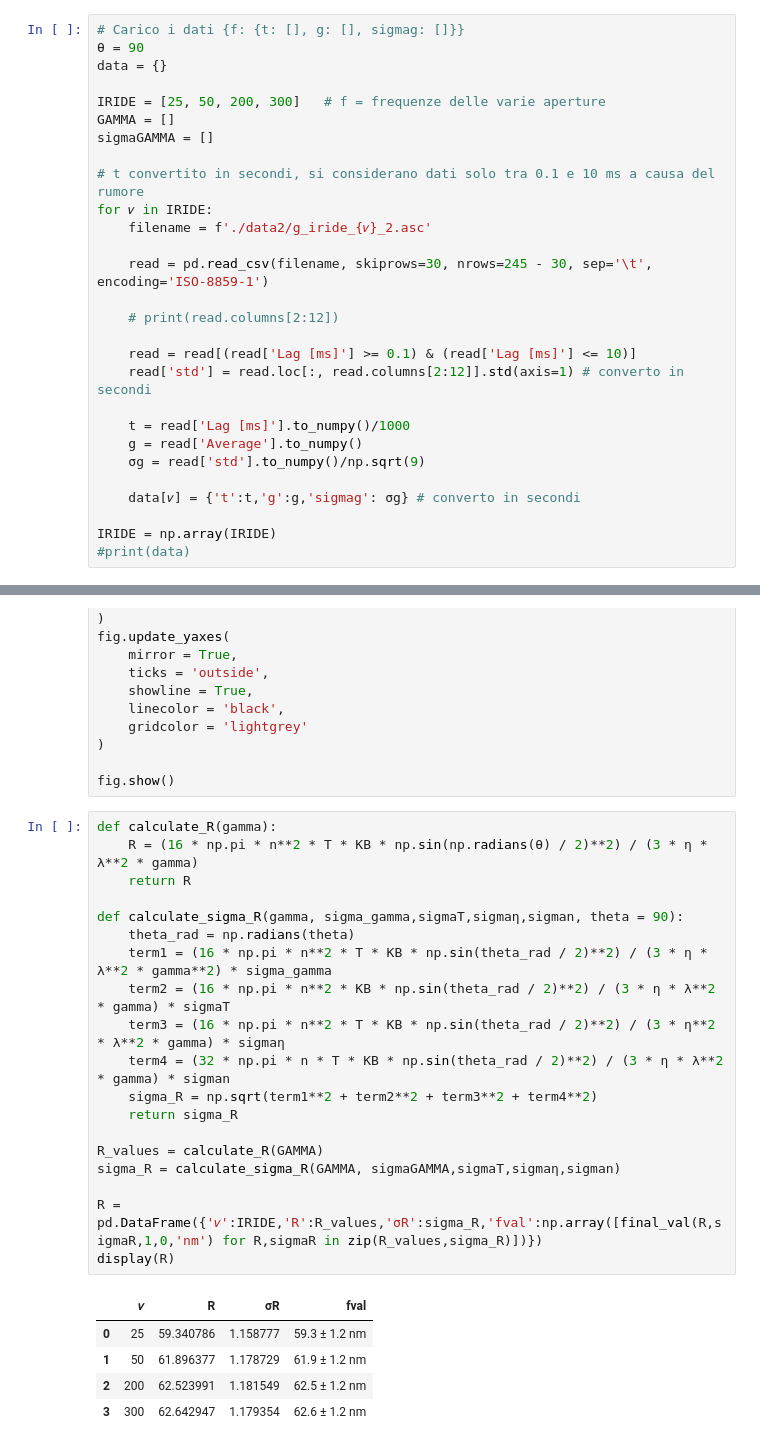
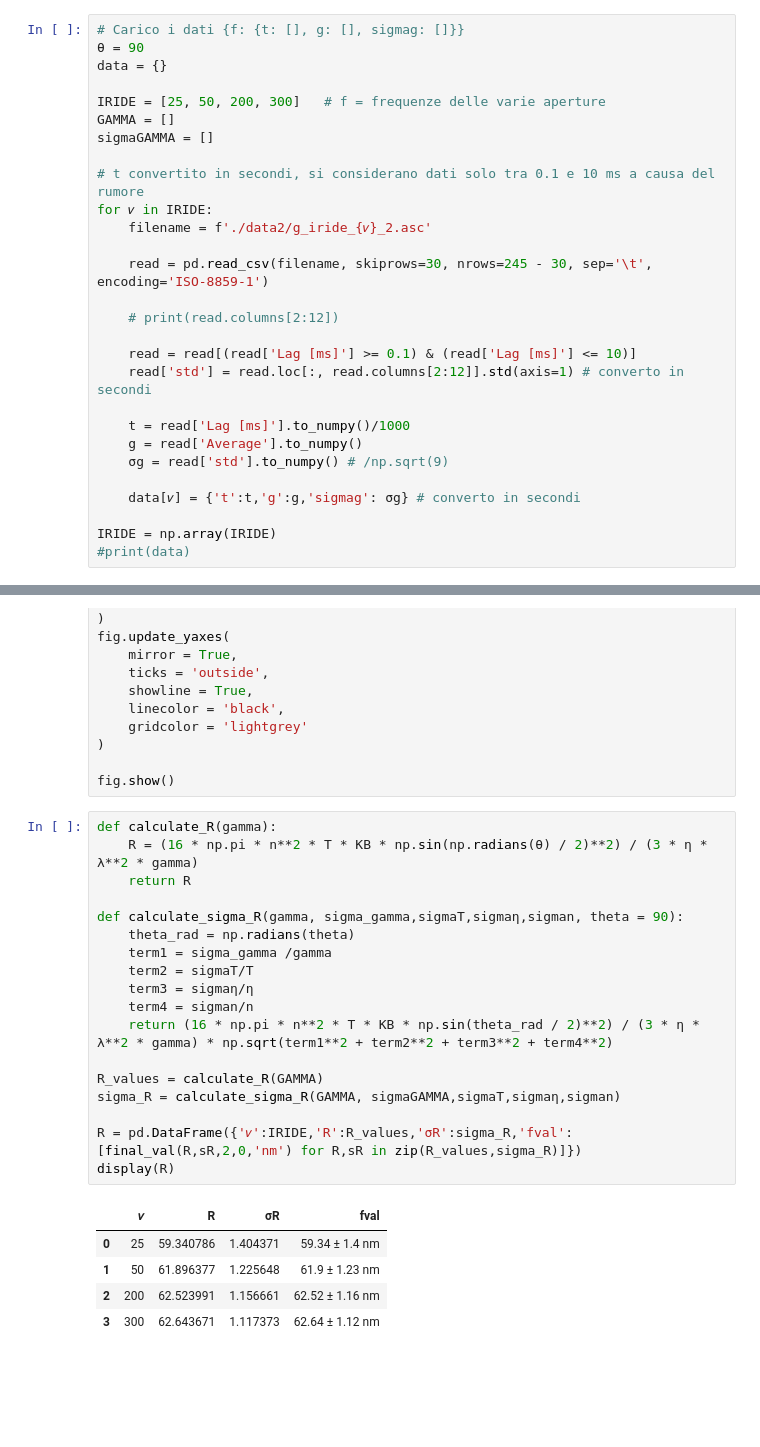
Before and after one commit to chiara22codini/LaboratorioBiofisica, a Jupyter notebook: SCATTERING/iride_2_TRUE.ipynb, the cells around one changed output, grey strips where cells are left out. Cells and saved outputs as stored; diff of their text form; blank space fills up the shorter version.

```diff
--- a/SCATTERING/iride_2_TRUE.ipynb
+++ b/SCATTERING/iride_2_TRUE.ipynb
@@ -53,7 +53,7 @@ for 𝜈 in IRIDE:
 
     t = read['Lag [ms]'].to_numpy()/1000
     g = read['Average'].to_numpy()
-    σg = read['std'].to_numpy()/np.sqrt(9)
+    σg = read['std'].to_numpy() # /np.sqrt(9)
 
     data[𝜈] = {'t':t,'g':g,'sigmag': σg} # converto in secondi
 
@@ -167,28 +167,27 @@ fig.show()
 # %%
 def calculate_R(gamma):
     R = (16 * np.pi * n**2 * T * KB * np.sin(np.radians(θ) / 2)**2) / (3 * η * λ**2 * gamma)
     return R
 
 def calculate_sigma_R(gamma, sigma_gamma,sigmaT,sigmaη,sigman, theta = 90):
     theta_rad = np.radians(theta)
-    term1 = (16 * np.pi * n**2 * T * KB * np.sin(theta_rad / 2)**2) / (3 * η * λ**2 * gamma**2) * sigma_gamma
-    term2 = (16 * np.pi * n**2 * KB * np.sin(theta_rad / 2)**2) / (3 * η * λ**2 * gamma) * sigmaT
-    term3 = (16 * np.pi * n**2 * T * KB * np.sin(theta_rad / 2)**2) / (3 * η**2 * λ**2 * gamma) * sigmaη
-    term4 = (32 * np.pi * n * T * KB * np.sin(theta_rad / 2)**2) / (3 * η * λ**2 * gamma) * sigman
-    sigma_R = np.sqrt(term1**2 + term2**2 + term3**2 + term4**2)
-    return sigma_R
+    term1 = sigma_gamma /gamma
+    term2 = sigmaT/T
+    term3 = sigmaη/η
+    term4 = sigman/n
+    return (16 * np.pi * n**2 * T * KB * np.sin(theta_rad / 2)**2) / (3 * η * λ**2 * gamma) * np.sqrt(term1**2 + term2**2 + term3**2 + term4**2)
 
 R_values = calculate_R(GAMMA)
 sigma_R = calculate_sigma_R(GAMMA, sigmaGAMMA,sigmaT,sigmaη,sigman)
 
-R = pd.DataFrame({'𝜈':IRIDE,'R':R_values,'σR':sigma_R,'fval':np.array([final_val(R,sigmaR,1,0,'nm') for R,sigmaR in zip(R_values,sigma_R)])})
+R = pd.DataFrame({'𝜈':IRIDE,'R':R_values,'σR':sigma_R,'fval':[final_val(R,sR,2,0,'nm') for R,sR in zip(R_values,sigma_R)]})
 display(R)
 # %% [output]
 |  | 𝜈 | R | σR | fval |
-| 0 | 25 | 59.340786 | 1.158777 | 59.3 ± 1.2 nm |
-| 1 | 50 | 61.896377 | 1.178729 | 61.9 ± 1.2 nm |
-| 2 | 200 | 62.523991 | 1.181549 | 62.5 ± 1.2 nm |
-| 3 | 300 | 62.642947 | 1.179354 | 62.6 ± 1.2 nm |
+| 0 | 25 | 59.340786 | 1.404371 | 59.34 ± 1.4 nm |
+| 1 | 50 | 61.896377 | 1.225648 | 61.9 ± 1.23 nm |
+| 2 | 200 | 62.523991 | 1.156661 | 62.52 ± 1.16 nm |
+| 3 | 300 | 62.643671 | 1.117373 | 62.64 ± 1.12 nm |
 # %%
 mean_R = np.average(R_values,weights=1/sigma_R**2)
 sigma_mean_R = np.sqrt(1/np.sum(1/sigma_R**2))
```
Also changed, not shown: parts of 3 cells of this notebook, 4 other files.
